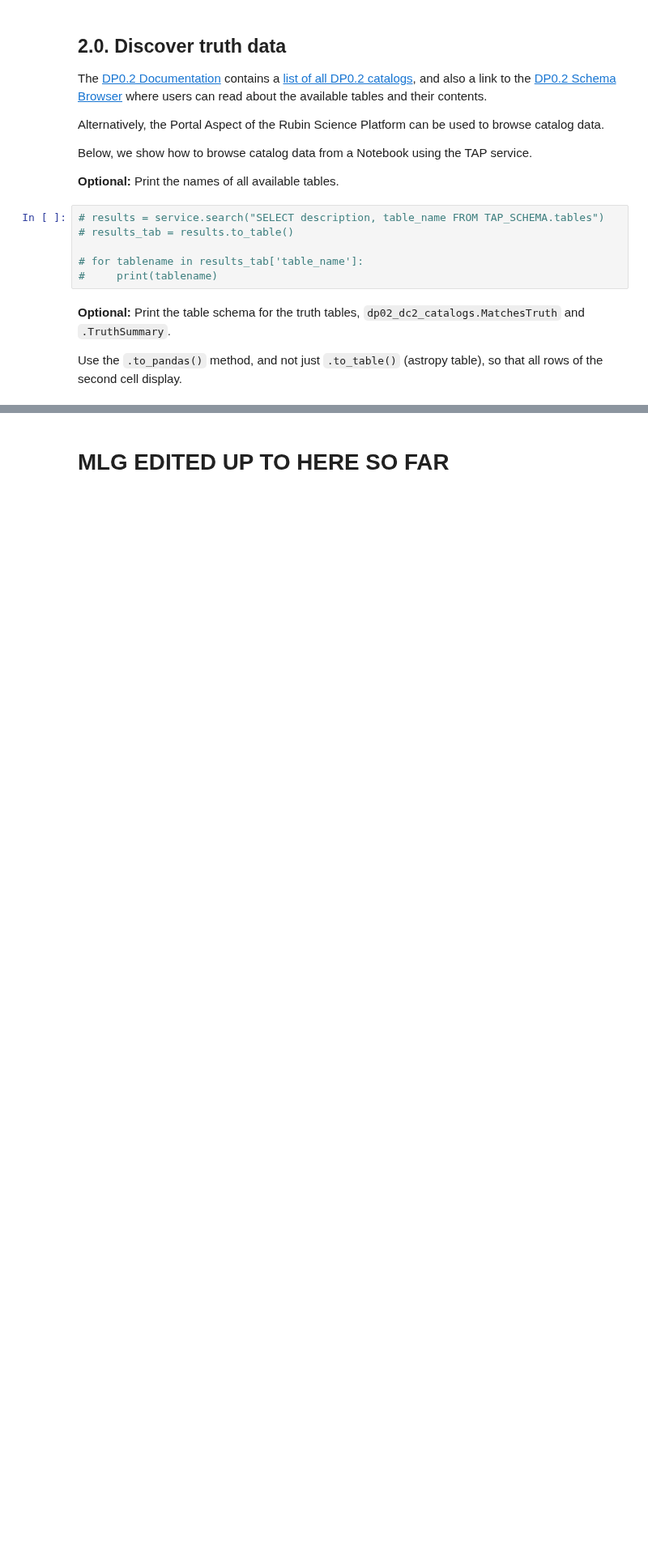
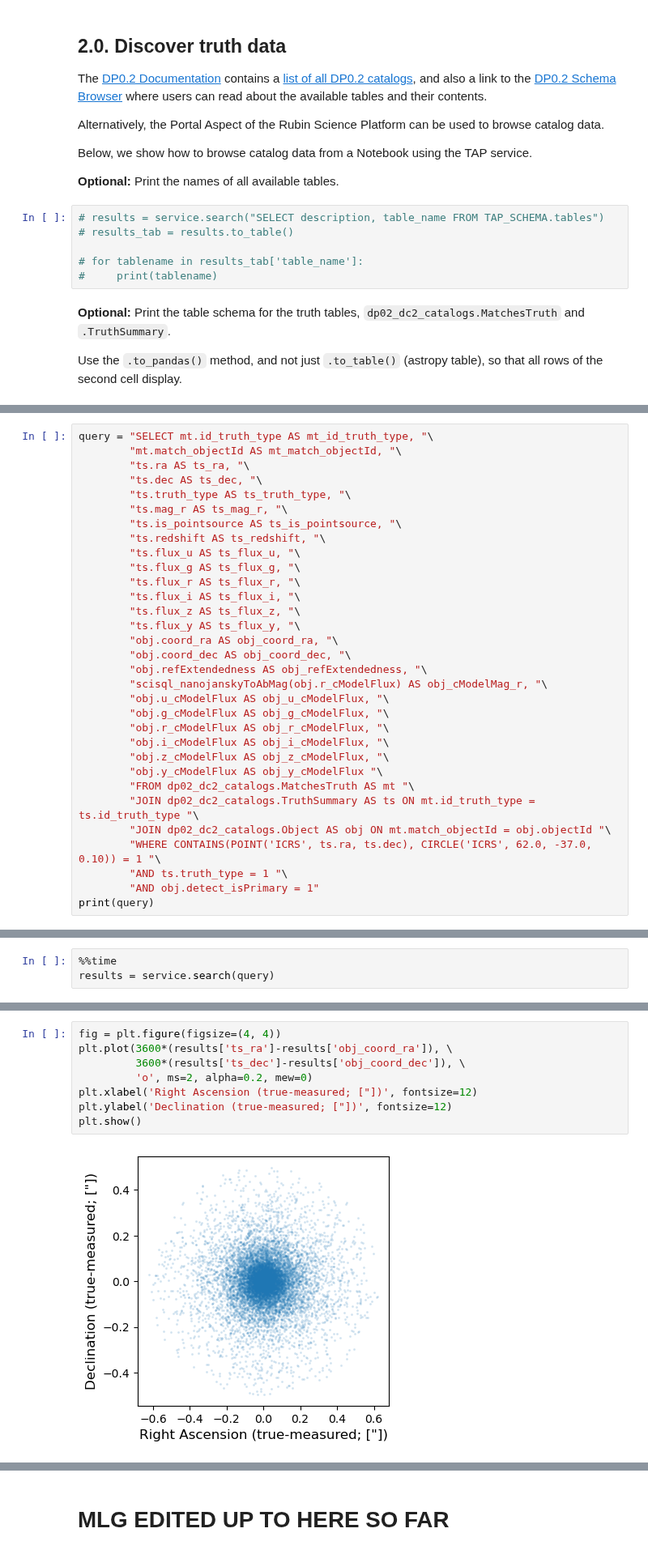
Before and after one commit to rubin-dp0/cst-dev, a Jupyter notebook: MLG_sandbox/DP02/draft_06_Truth_Tables.ipynb, the cells around one changed output, grey strips where cells are left out. Shown at 81% size. Cells and saved outputs as stored; diff of their text form; blank space fills up the shorter version.

```diff
--- a/MLG_sandbox/DP02/draft_06_Truth_Tables.ipynb
+++ b/MLG_sandbox/DP02/draft_06_Truth_Tables.ipynb
@@ -87,0 +271,32 @@ results.to_table().to_pandas()
+# %%
+query = "SELECT mt.id_truth_type AS mt_id_truth_type, "\
+        "mt.match_objectId AS mt_match_objectId, "\
+        "ts.ra AS ts_ra, "\
+        "ts.dec AS ts_dec, "\
+        "ts.truth_type AS ts_truth_type, "\
+        "ts.mag_r AS ts_mag_r, "\
+        "ts.is_pointsource AS ts_is_pointsource, "\
+        "ts.redshift AS ts_redshift, "\
+        "ts.flux_u AS ts_flux_u, "\
+        "ts.flux_g AS ts_flux_g, "\
+        "ts.flux_r AS ts_flux_r, "\
+        "ts.flux_i AS ts_flux_i, "\
+        "ts.flux_z AS ts_flux_z, "\
+        "ts.flux_y AS ts_flux_y, "\
+        "obj.coord_ra AS obj_coord_ra, "\
+        "obj.coord_dec AS obj_coord_dec, "\
+        "obj.refExtendedness AS obj_refExtendedness, "\
+        "scisql_nanojanskyToAbMag(obj.r_cModelFlux) AS obj_cModelMag_r, "\
+        "obj.u_cModelFlux AS obj_u_cModelFlux, "\
+        "obj.g_cModelFlux AS obj_g_cModelFlux, "\
+        "obj.r_cModelFlux AS obj_r_cModelFlux, "\
+        "obj.i_cModelFlux AS obj_i_cModelFlux, "\
+        "obj.z_cModelFlux AS obj_z_cModelFlux, "\
+        "obj.y_cModelFlux AS obj_y_cModelFlux "\
+        "FROM dp02_dc2_catalogs.MatchesTruth AS mt "\
+        "JOIN dp02_dc2_catalogs.TruthSummary AS ts ON mt.id_truth_type = ts.id_truth_type "\
+        "JOIN dp02_dc2_catalogs.Object AS obj ON mt.match_objectId = obj.objectId "\
+        "WHERE CONTAINS(POINT('ICRS', ts.ra, ts.dec), CIRCLE('ICRS', 62.0, -37.0, 0.10)) = 1 "\
+        "AND ts.truth_type = 1 "\
+        "AND obj.detect_isPrimary = 1"
+print(query)
@@ -87,0 +305,3 @@ results.to_table().to_pandas()
+# %%
+%%time
+results = service.search(query)
@@ -87,0 +346,10 @@ results.to_table().to_pandas()
+# %%
+fig = plt.figure(figsize=(4, 4))
+plt.plot(3600*(results['ts_ra']-results['obj_coord_ra']), \
+         3600*(results['ts_dec']-results['obj_coord_dec']), \
+         'o', ms=2, alpha=0.2, mew=0)
+plt.xlabel('Right Ascension (true-measured; ["])', fontsize=12)
+plt.ylabel('Declination (true-measured; ["])', fontsize=12)
+plt.show()
+# %% [output]
+[figure, added]
```
Also changed, not shown: parts of 47 cells of this notebook.
